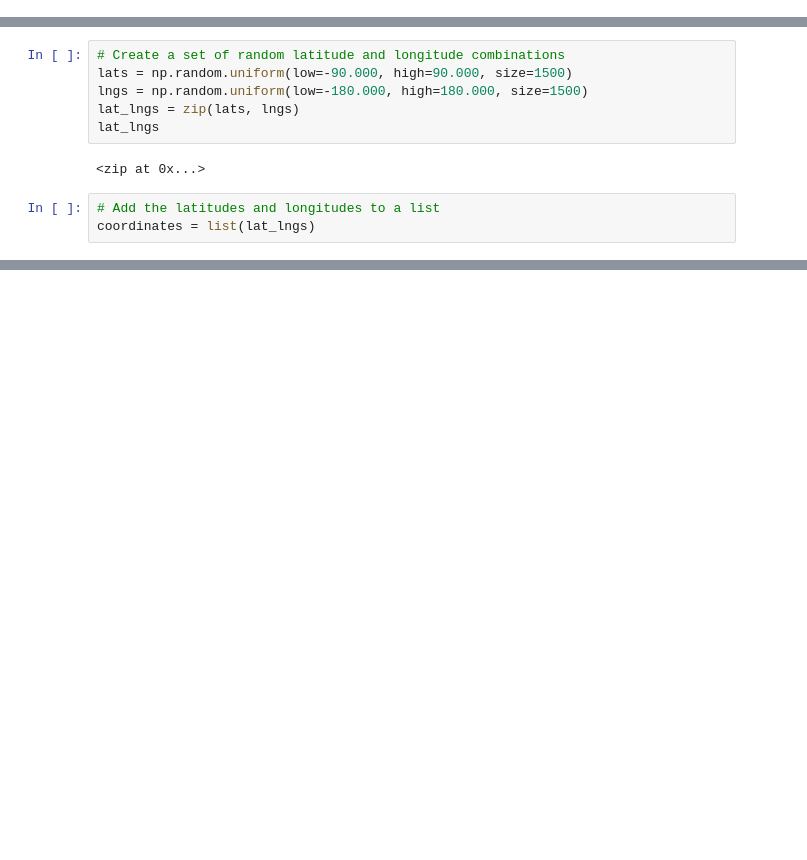
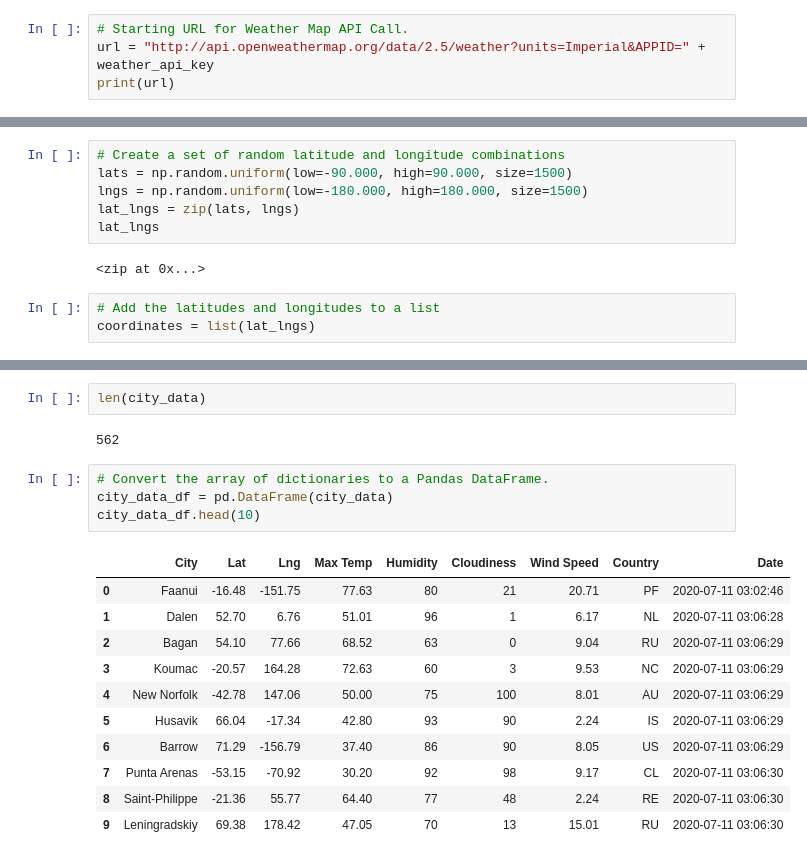
Before and after one commit to reyesil/World_Weather_Analysis, a Jupyter notebook: WeatherPy.ipynb, the cells around one changed output, grey strips where cells are left out. Saved outputs shown, nothing was run; the diff lists cells and outputs as text; blank space fills up the shorter version.

Commit message:
Adding updated .gitignore and WeatherPy.ipynb

```diff
--- a/WeatherPy.ipynb
+++ b/WeatherPy.ipynb
@@ -7,0 +14,4 @@ from citipy import citipy
+# %%
+# Starting URL for Weather Map API Call.
+url = "http://api.openweathermap.org/data/2.5/weather?units=Imperial&APPID=" + weather_api_key
+print(url)
@@ -32,0 +122,20 @@ len(cities)
+# %%
+len(city_data)
+# %% [output]
+562
+# %%
+# Convert the array of dictionaries to a Pandas DataFrame.
+city_data_df = pd.DataFrame(city_data)
+city_data_df.head(10)
+# %% [output]
+|  | City | Lat | Lng | Max Temp | Humidity | Cloudiness | Wind Speed | Country | Date |
+| 0 | Faanui | -16.48 | -151.75 | 77.63 | 80 | 21 | 20.71 | PF | 2020-07-11 03:02:46 |
+| 1 | Dalen | 52.70 | 6.76 | 51.01 | 96 | 1 | 6.17 | NL | 2020-07-11 03:06:28 |
+| 2 | Bagan | 54.10 | 77.66 | 68.52 | 63 | 0 | 9.04 | RU | 2020-07-11 03:06:29 |
+| 3 | Koumac | -20.57 | 164.28 | 72.63 | 60 | 3 | 9.53 | NC | 2020-07-11 03:06:29 |
+| 4 | New Norfolk | -42.78 | 147.06 | 50.00 | 75 | 100 | 8.01 | AU | 2020-07-11 03:06:29 |
+| 5 | Husavik | 66.04 | -17.34 | 42.80 | 93 | 90 | 2.24 | IS | 2020-07-11 03:06:29 |
+| 6 | Barrow | 71.29 | -156.79 | 37.40 | 86 | 90 | 8.05 | US | 2020-07-11 03:06:29 |
+| 7 | Punta Arenas | -53.15 | -70.92 | 30.20 | 92 | 98 | 9.17 | CL | 2020-07-11 03:06:30 |
+| 8 | Saint-Philippe | -21.36 | 55.77 | 64.40 | 77 | 48 | 2.24 | RE | 2020-07-11 03:06:30 |
+| 9 | Leningradskiy | 69.38 | 178.42 | 47.05 | 70 | 13 | 15.01 | RU | 2020-07-11 03:06:30 |
```
Also changed, not shown: parts of 6 cells of this notebook, 1 other file.
